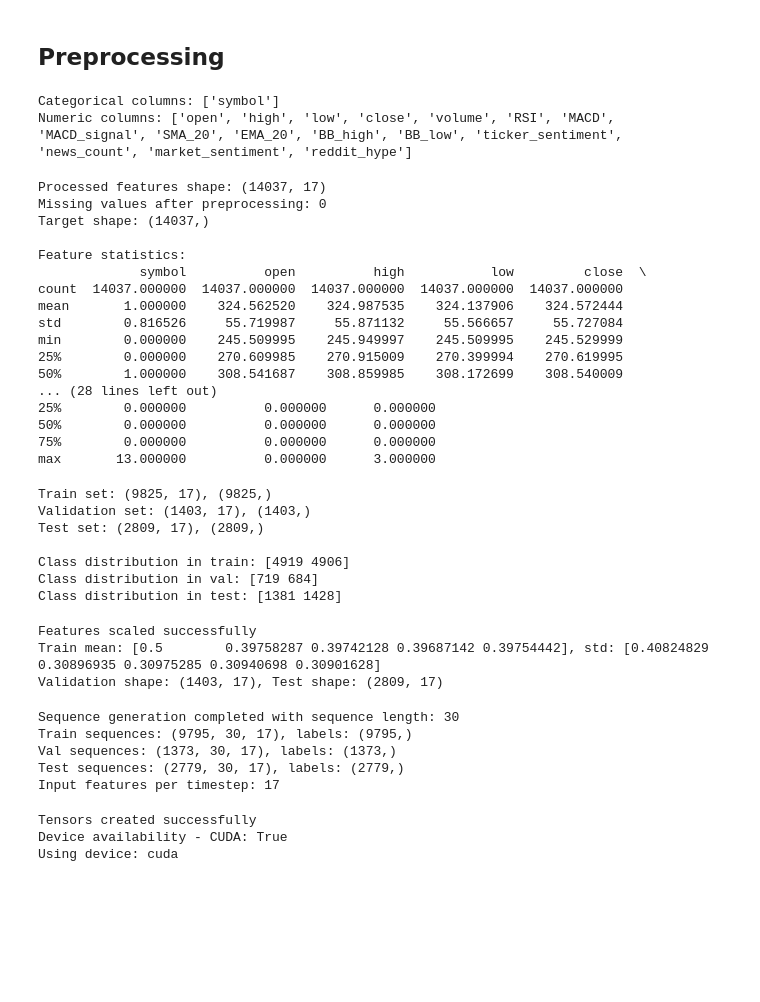
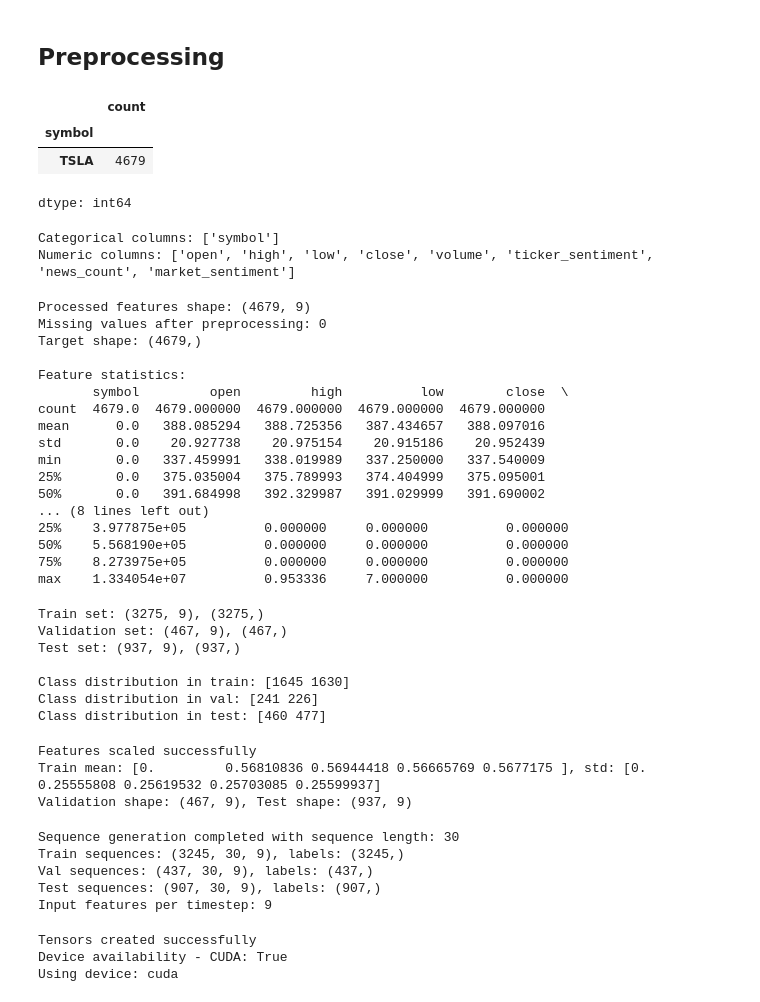
Before and after one commit to MuhammadShaafImran/Real-Time-Market-Movement-Prediction-System, a Jupyter notebook: src/notebooks/Train.ipynb, the cells around one changed output. Drawn from its saved outputs; the diff is of its cells as text; code cells hidden in the pictures; blank space fills up the shorter version.

```diff
--- a/src/notebooks/Train.ipynb
+++ b/src/notebooks/Train.ipynb
@@ -141,6 +144,17 @@ label
 Name: count, dtype: int64
 # %% [markdown]
 ## Preprocessing
+# %%
+#drop unwanted labels
+df = df.drop(['RSI', 'MACD', 'MACD_signal', 'SMA_20', 'EMA_20', 'BB_high', 'BB_low', 'reddit_hype'], axis=1)
+# %%
+df = df[df.symbol == 'TSLA']
+df.symbol.value_counts()
+# %% [output]
+|  | count |
+| symbol |  |
+| TSLA | 4679 |
+dtype: int64
 # %%
 df_sorted = df.sort_values('timestamp').reset_index(drop=True)
 
@@ -154,7 +168,7 @@ print(f"Categorical columns: {categorical_cols}")
 print(f"Numeric columns: {numeric_cols}")
 # %% [output]
 Categorical columns: ['symbol']
-Numeric columns: ['open', 'high', 'low', 'close', 'volume', 'RSI', 'MACD', 'MACD_signal', 'SMA_20', 'EMA_20', 'BB_high', 'BB_low', 'ticker_sentiment', 'news_count', 'market_sentiment', 'reddit_hype']
+Numeric columns: ['open', 'high', 'low', 'close', 'volume', 'ticker_sentiment', 'news_count', 'market_sentiment']
 # %%
 X_processed = X.copy()
 
@@ -176,23 +190,23 @@ print(f"Target shape: {y.shape}")
 print(f"\nFeature statistics:")
 print(X_processed.describe())
 # %% [output]
-Processed features shape: (14037, 17)
+Processed features shape: (4679, 9)
 Missing values after preprocessing: 0
-Target shape: (14037,)
+Target shape: (4679,)
 
 Feature statistics:
-             symbol          open          high           low         close  \
-count  14037.000000  14037.000000  14037.000000  14037.000000  14037.000000
-mean       1.000000    324.562520    324.987535    324.137906    324.572444
-std        0.816526     55.719987     55.871132     55.566657     55.727084
-min        0.000000    245.509995    245.949997    245.509995    245.529999
-25%        0.000000    270.609985    270.915009    270.399994    270.619995
-50%        1.000000    308.541687    308.859985    308.172699    308.540009
-... (28 lines left out)
-25%        0.000000          0.000000      0.000000
-50%        0.000000          0.000000      0.000000
-75%        0.000000          0.000000      0.000000
-max       13.000000          0.000000      3.000000
+       symbol         open         high          low        close  \
+count  4679.0  4679.000000  4679.000000  4679.000000  4679.000000
+mean      0.0   388.085294   388.725356   387.434657   388.097016
+std       0.0    20.927738    20.975154    20.915186    20.952439
+min       0.0   337.459991   338.019989   337.250000   337.540009
+25%       0.0   375.035004   375.789993   374.404999   375.095001
+50%       0.0   391.684998   392.329987   391.029999   391.690002
+... (8 lines left out)
+25%    3.977875e+05          0.000000     0.000000          0.000000
+50%    5.568190e+05          0.000000     0.000000          0.000000
+75%    8.273975e+05          0.000000     0.000000          0.000000
+max    1.334054e+07          0.953336     7.000000          0.000000
 # %%
 n_samples = len(X_processed)
 train_size = int(0.7 * n_samples)  # 70% for training
@@ -216,13 +230,13 @@ print(f"\nClass distribution in train: {np.bincount(y_train)}")
 print(f"Class distribution in val: {np.bincount(y_val)}")
 print(f"Class distribution in test: {np.bincount(y_test)}")
 # %% [output]
-Train set: (9825, 17), (9825,)
-Validation set: (1403, 17), (1403,)
-Test set: (2809, 17), (2809,)
+Train set: (3275, 9), (3275,)
+Validation set: (467, 9), (467,)
+Test set: (937, 9), (937,)
 
-Class distribution in train: [4919 4906]
-Class distribution in val: [719 684]
-Class distribution in test: [1381 1428]
+Class distribution in train: [1645 1630]
+Class distribution in val: [241 226]
+Class distribution in test: [460 477]
 # %%
 scaler = MinMaxScaler()
 X_train_scaled = scaler.fit_transform(X_train)
@@ -235,8 +249,8 @@ print(f"Train mean: {X_train_scaled.mean(axis=0)[:5]}, std: {X_train_scaled.std(
 print(f"Validation shape: {X_val_scaled.shape}, Test shape: {X_test_scaled.shape}")
 # %% [output]
 Features scaled successfully
-Train mean: [0.5        0.39758287 0.39742128 0.39687142 0.39754442], std: [0.40824829 0.30896935 0.30975285 0.30940698 0.30901628]
-Validation shape: (1403, 17), Test shape: (2809, 17)
+Train mean: [0.         0.56810836 0.56944418 0.56665769 0.5677175 ], std: [0.         0.25555808 0.25619532 0.25703085 0.25599937]
+Validation shape: (467, 9), Test shape: (937, 9)
 # %%
 def create_sequences(X, y, seq_length=30):
     """
@@ -272,10 +286,10 @@ print(f"Test sequences: {X_test_seq.shape}, labels: {y_test_seq.shape}")
 print(f"Input features per timestep: {X_train_seq.shape[2]}")
 # %% [output]
 Sequence generation completed with sequence length: 30
-Train sequences: (9795, 30, 17), labels: (9795,)
-Val sequences: (1373, 30, 17), labels: (1373,)
-Test sequences: (2779, 30, 17), labels: (2779,)
-Input features per timestep: 17
+Train sequences: (3245, 30, 9), labels: (3245,)
+Val sequences: (437, 30, 9), labels: (437,)
+Test sequences: (907, 30, 9), labels: (907,)
+Input features per timestep: 9
 # %%
 X_train_tensor = torch.FloatTensor(X_train_seq)
 y_train_tensor = torch.LongTensor(y_train_seq)
```
Also changed, not shown: parts of 10 cells of this notebook.
